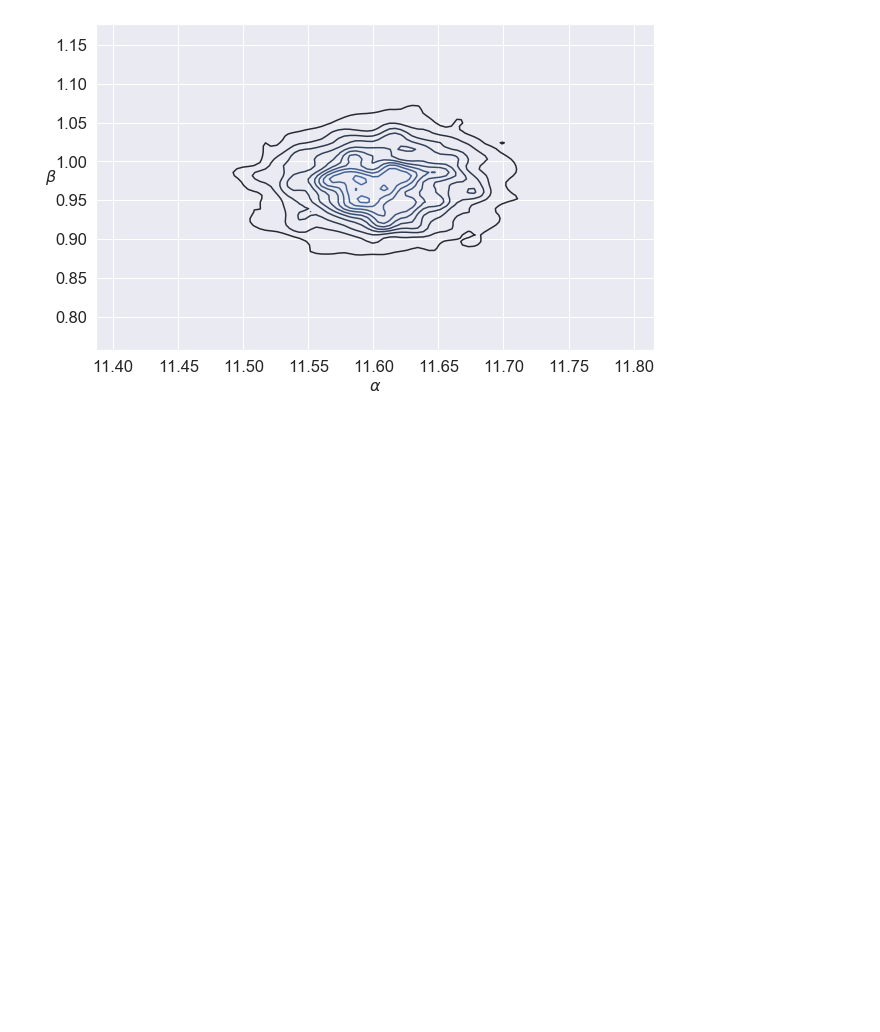
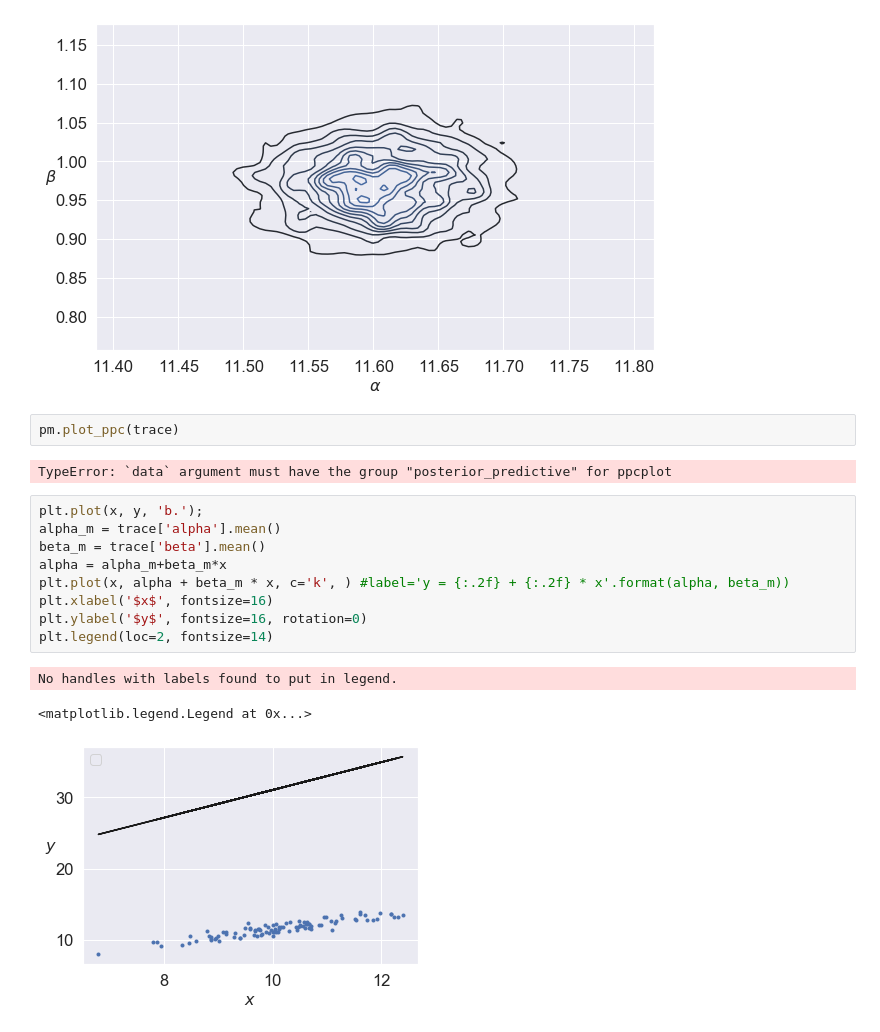
Before and after one commit to balarsen/pymc_learning, a Jupyter notebook: BayesianAnalysisWithPython/Regression.ipynb, the cells around one changed output. Drawn from its saved outputs; the diff is of its cells as text; blank space fills up the shorter version.

```diff
--- a/BayesianAnalysisWithPython/Regression.ipynb
+++ b/BayesianAnalysisWithPython/Regression.ipynb
@@ -152,3 +151,20 @@ plt.ylabel(r'$\beta$', fontsize=16, rotation=0)
 # %% [output]
 Text(0, 0.5, '$\\beta$')
 [figure]
+# %%
+pm.plot_ppc(trace)
+# %% [output]
+TypeError: `data` argument must have the group "posterior_predictive" for ppcplot
+# %%
+plt.plot(x, y, 'b.');
+alpha_m = trace['alpha'].mean()
+beta_m = trace['beta'].mean()
+alpha = alpha_m+beta_m*x
+plt.plot(x, alpha + beta_m * x, c='k', ) #label='y = {:.2f} + {:.2f} * x'.format(alpha, beta_m))
+plt.xlabel('$x$', fontsize=16)
+plt.ylabel('$y$', fontsize=16, rotation=0)
+plt.legend(loc=2, fontsize=14)
+# %% [output]
+No handles with labels found to put in legend.
+<matplotlib.legend.Legend at 0x...>
+[figure, added]
```
Also changed, not shown: parts of 20 cells of this notebook.
